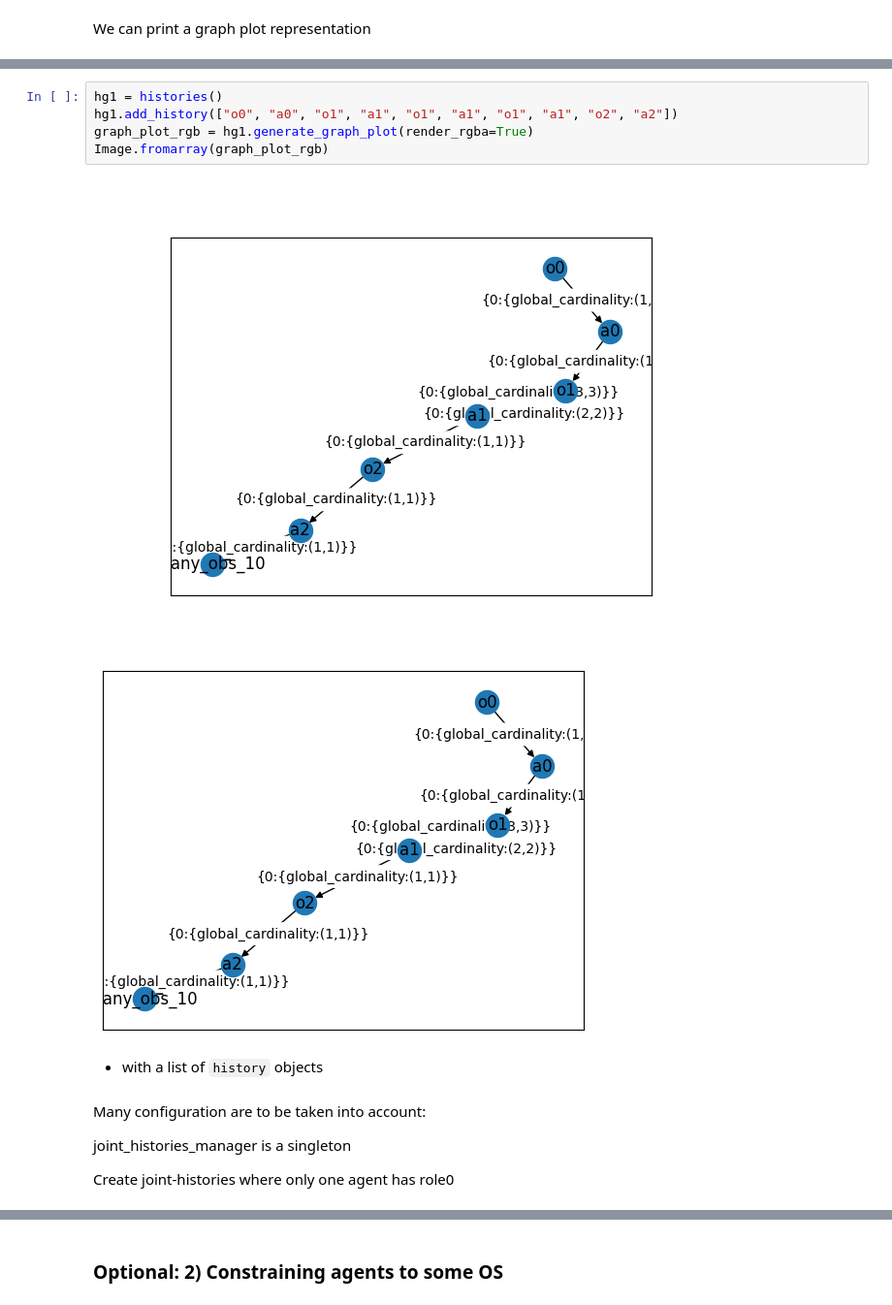
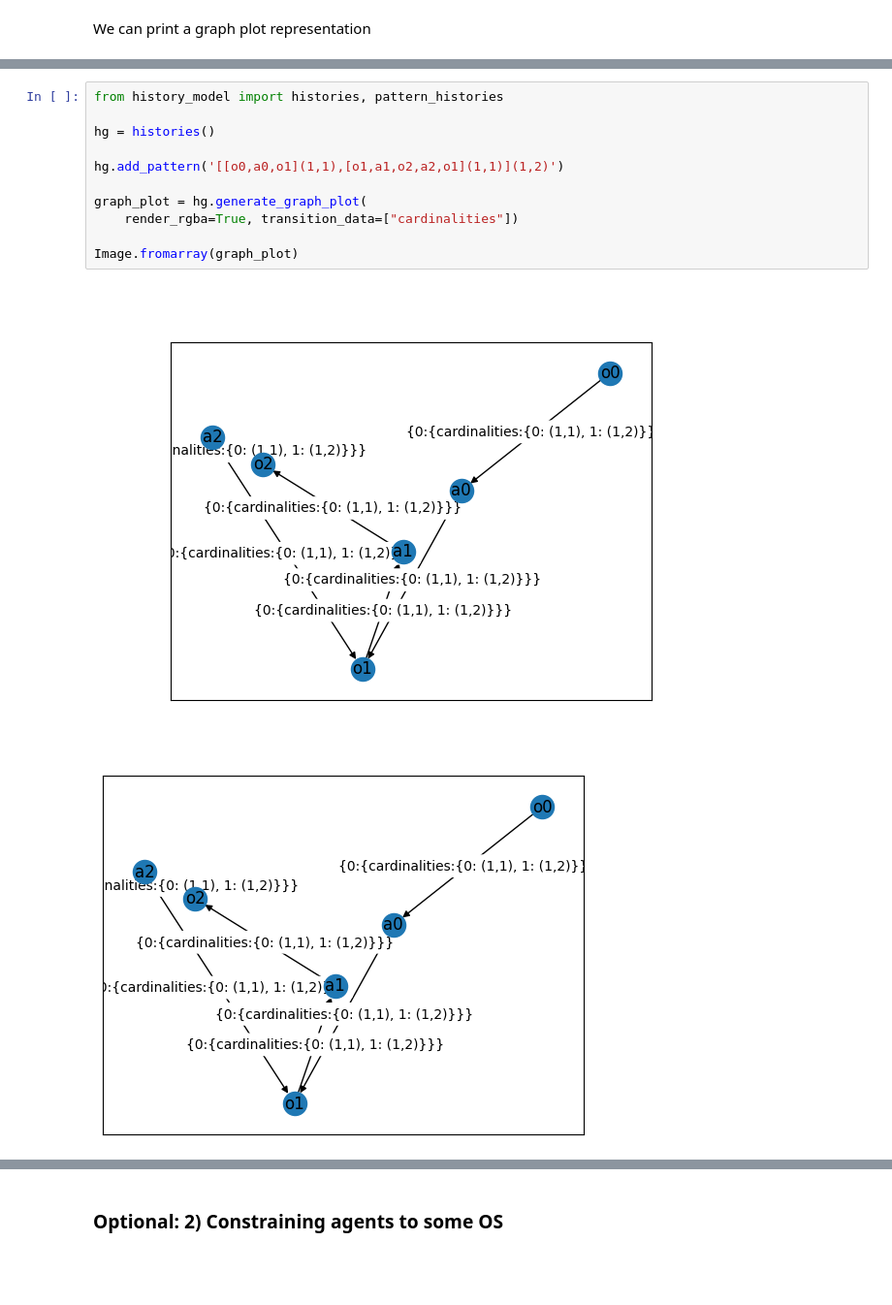
Before and after one commit to julien6/omarl_experiments, a Jupyter notebook: tutorial/pw_tutorial.ipynb, the cells around one changed output, grey strips where cells are left out. Shown at 97% size. Saved outputs shown, nothing was run; the diff lists cells and outputs as text; blank space fills up the shorter version.

```diff
--- a/tutorial/pw_tutorial.ipynb
+++ b/tutorial/pw_tutorial.ipynb
@@ -404,18 +408,14 @@ We can add a `pattern_histories` object
 # %%
-hg1 = histories()
-hg1.add_history(["o0", "a0", "o1", "a1", "o1", "a1", "o1", "a1", "o2", "a2"])
-graph_plot_rgb = hg1.generate_graph_plot(render_rgba=True)
-Image.fromarray(graph_plot_rgb)
+from history_model import histories, pattern_histories
+
+hg = histories()
+
+hg.add_pattern('[[o0,a0,o1](1,1),[o1,a1,o2,a2,o1](1,1)](1,2)')
+
+graph_plot = hg.generate_graph_plot(
+    render_rgba=True, transition_data=["cardinalities"])
+
+Image.fromarray(graph_plot)
 # %% [output]
-[figure, old version]
+[figure, new version]
-[figure, old version]
+[figure, new version]
-# %% [markdown]
- - with a list of `history` objects
-# %% [markdown]
-
-
-Many configuration are to be taken into account:
-
-joint_histories_manager is a singleton
-
-Create joint-histories where only one agent has role0
```
Also changed, not shown: parts of 14 cells of this notebook, 2 other files.
